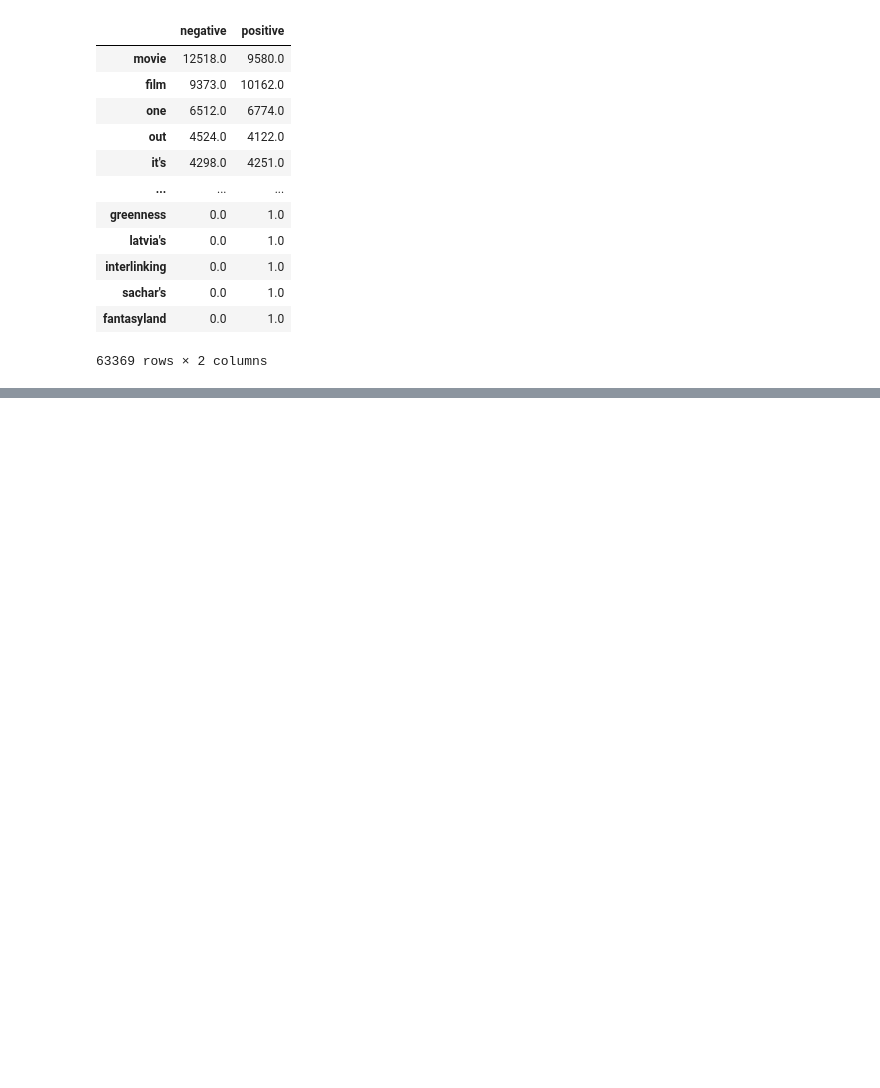
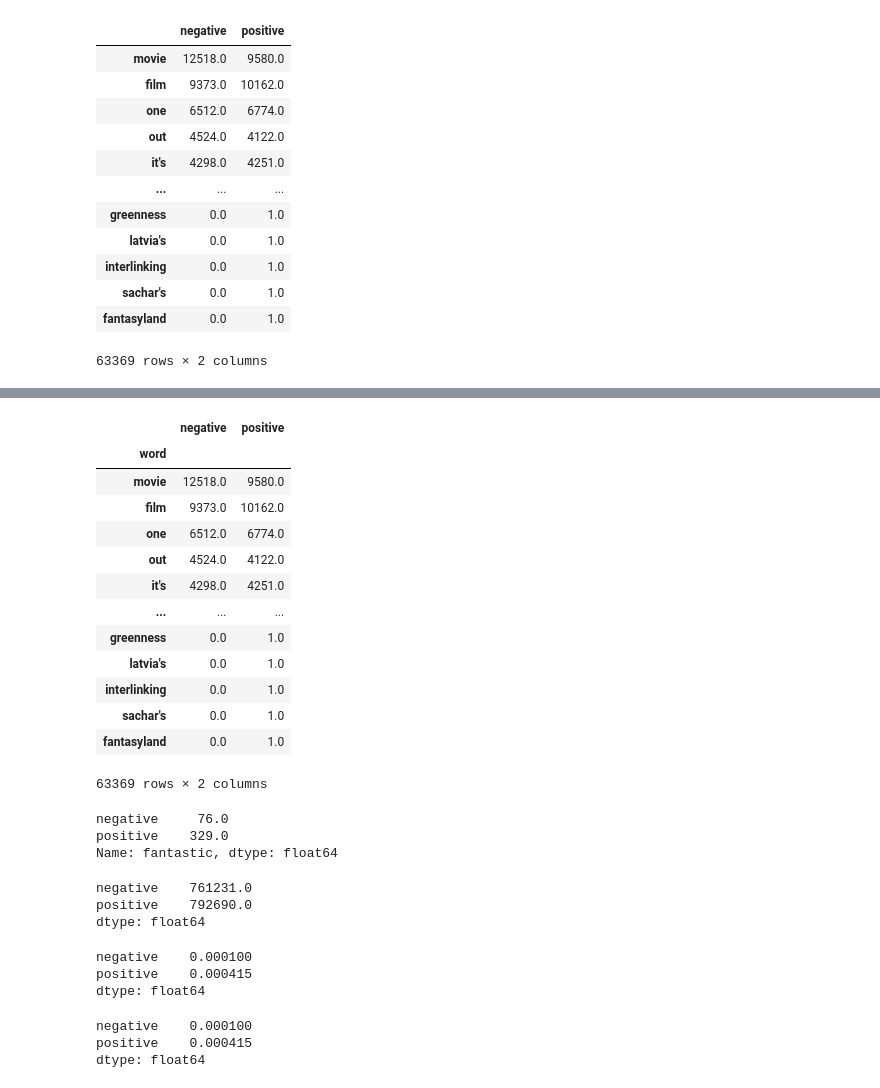
Before and after one commit to MTH548/MTH548, a Jupyter notebook: docs/_static/weekly_notebooks/week_12_class.ipynb, the cells around one changed output, grey strips where cells are left out. Drawn from its saved outputs; the diff is of its cells as text; code cells hidden in the pictures; blank space fills up the shorter version.

```diff
--- a/docs/_static/weekly_notebooks/week_12_class.ipynb
+++ b/docs/_static/weekly_notebooks/week_12_class.ipynb
@@ -424,3 +424,14 @@ word_counts.sort_values(by="negative", ascending=False)
 | sachar's | 0.0 | 1.0 |
 | fantasyland | 0.0 | 1.0 |
 63369 rows × 2 columns
+# %%
+import re
+from collections import Counter
+import pandas as pd
+import requests
+
+movies = pd.read_csv("https://www.mth548.org/_downloads/e4d077fbbc676cd1c8f2bd8a753d42ba/movie_reviews.zip")
+word_counts = pd.read_csv("https://www.mth548.org/_static/movie_word_counts.csv").set_index("word", drop=True)
+train_frac = 0.5
+train_df = movies.sample(frac=train_frac, random_state=0).copy()
+test_df = movies.drop(train_df.index).copy()
@@ -426,0 +486,35 @@ word_counts.sort_values(by="negative", ascending=False)
+# %%
+word_counts.sort_values(by="negative", ascending=False)
+# %% [output]
+|  | negative | positive |
+| word |  |  |
+| movie | 12518.0 | 9580.0 |
+| film | 9373.0 | 10162.0 |
+| one | 6512.0 | 6774.0 |
+| out | 4524.0 | 4122.0 |
+| it's | 4298.0 | 4251.0 |
+| ... | ... | ... |
+| greenness | 0.0 | 1.0 |
+| latvia's | 0.0 | 1.0 |
+| interlinking | 0.0 | 1.0 |
+| sachar's | 0.0 | 1.0 |
+| fantasyland | 0.0 | 1.0 |
+63369 rows × 2 columns
+# %%
+word_counts.loc["fantastic"]
+# %% [output]
+negative     76.0
+positive    329.0
+Name: fantastic, dtype: float64
+# %%
+word_counts.sum()
+# %% [output]
+negative    761231.0
+positive    792690.0
+dtype: float64
+# %%
+word_counts.loc["fantastic"]/word_counts.sum()
+# %% [output]
+negative    0.000100
+positive    0.000415
+dtype: float64
@@ -426,0 +524,6 @@ word_counts.sort_values(by="negative", ascending=False)
+# %%
+word_prob("fantastic")
+# %% [output]
+negative    0.000100
+positive    0.000415
+dtype: float64
```
Also changed, not shown: parts of 31 cells of this notebook, 7 other files.
